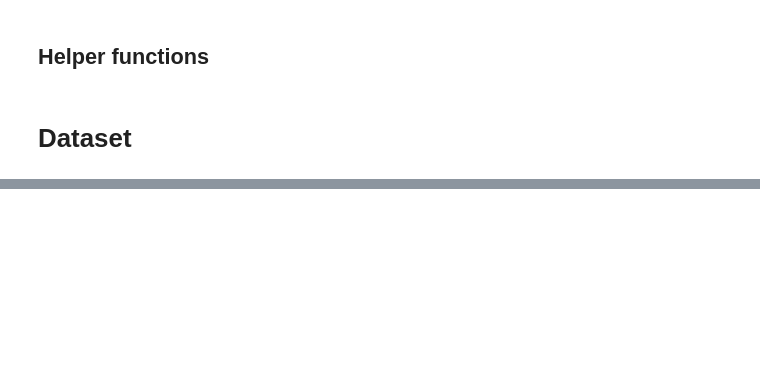
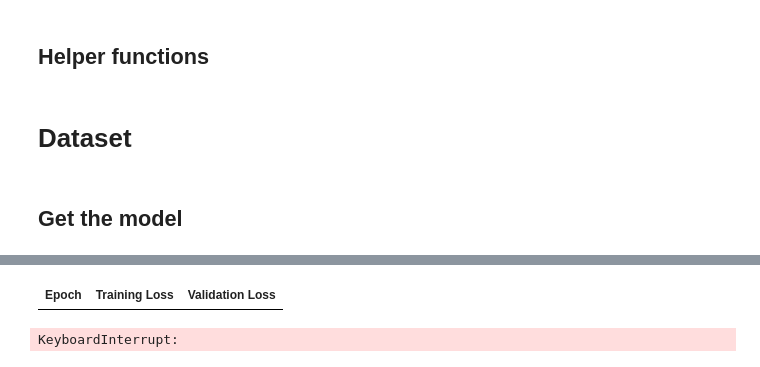
Before and after one commit to mirklys/medication-intake-detection-master-challenge, a Jupyter notebook: medication-intake-detection.ipynb, the cells around one changed output, grey strips where cells are left out. Saved outputs shown, nothing was run; the diff lists cells and outputs as text; code cells hidden in the pictures; blank space fills up the shorter version.

Commit message:
added dataset to the model training

```diff
--- a/medication-intake-detection.ipynb
+++ b/medication-intake-detection.ipynb
@@ -178 +252,3 @@ _set = VideoDataset(data_dir=PATH_DATA, transform=transform)
+# %%
+processor = AutoImageProcessor.from_pretrained("prithivMLmods/Human-Action-Recognition")
 # %%
@@ -179,0 +279,2 @@ _set.get_statistics()  # running separately because we should only take training
+# %% [markdown]
+## Get the model
@@ -179,0 +285,44 @@ _set.get_statistics()  # running separately because we should only take training
+# %%
+def compute_metrics(eval_pred):
+    logits, labels = eval_pred
+    preds = np.argmax(logits, axis=1)
+
+    acc = accuracy_score(labels, preds)
+    precision, recall, f1, _ = precision_recall_fscore_support(
+        labels, preds, average="binary"
+    )
+
+    return {
+        "accuracy": acc,
+        "precision": precision,
+        "recall": recall,
+        "f1": f1,
+    }
+# %%
+model.config.label2id = {"not_taking_medication": 0, "taking_medication": 1}
+model.config.id2label = {0: "not_taking_medication", 1: "taking_medication"}
+
+training_args = TrainingArguments(
+    output_dir="./HAR-medication-finetuned",
+    per_device_train_batch_size=8,
+    per_device_eval_batch_size=8,
+    eval_strategy="epoch",
+    save_strategy="epoch",
+    num_train_epochs=3,
+    logging_dir="./logs",
+    logging_steps=10,
+    load_best_model_at_end=True,
+    metric_for_best_model="accuracy",
+    remove_unused_columns=False,
+)
+
+trainer = Trainer(
+    model=model,
+    args=training_args,
+    train_dataset=training_set,
+    eval_dataset=val_set_frame,  # Frame-based for validation during training
+    compute_metrics=compute_metrics,
+)
+# %%
+trainer.train()
+# %% [output]
@@ -179,0 +330,2 @@ _set.get_statistics()  # running separately because we should only take training
+| Epoch | Training Loss | Validation Loss |
+KeyboardInterrupt:
```
Also changed, not shown: parts of 17 cells of this notebook, 1 other file.
